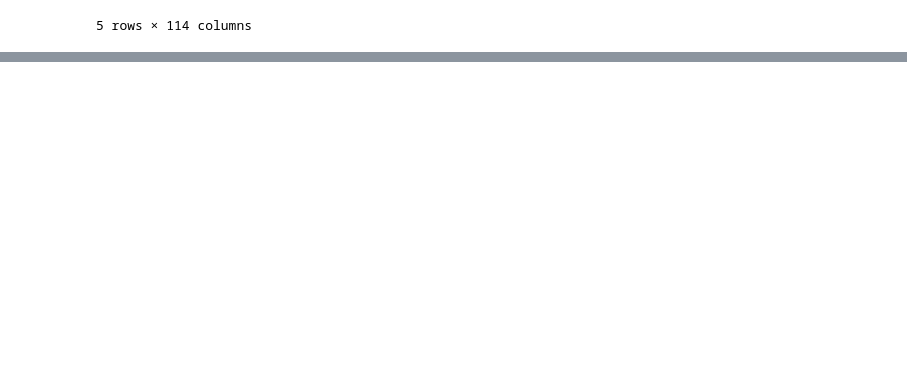
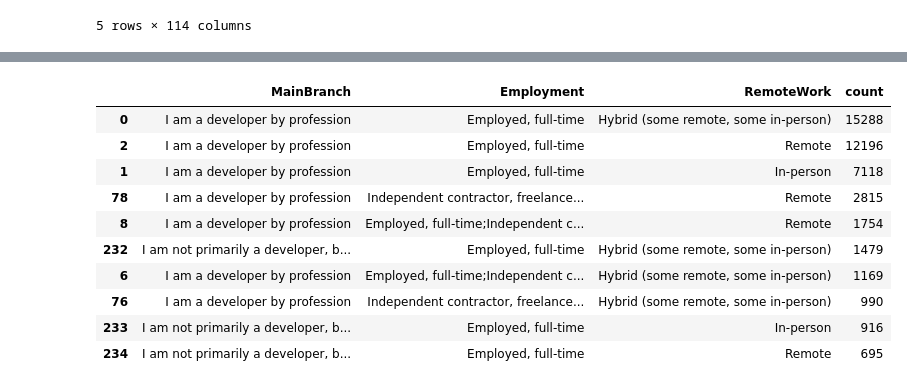
Before and after one commit to dev-evelin/ibm-data-analyst-capstone, a Jupyter notebook: notebooks/01_data_exploration.ipynb, the cells around one changed output, grey strips where cells are left out. Drawn from its saved outputs; the diff is of its cells as text; code cells hidden in the pictures; blank space fills up the shorter version.

```diff
--- a/notebooks/01_data_exploration.ipynb
+++ b/notebooks/01_data_exploration.ipynb
@@ -24,0 +83,12 @@ df.head()
+# %%
+age_mapping = {
+    "Under 18 years old": 17,
+    "18-24 years old": 21,
+    "25-34 years old": 29,
+    "35-44 years old": 39,
+    "45-54 years old": 49,
+    "55-64 years old": 59,
+    "65 years or older": 70
+}
+
+df['Age_numeric'] = df['Age'].map(age_mapping)
@@ -24,0 +236,15 @@ df.head()
+# %%
+top_patterns = pattern_distribution.head(10)
+top_patterns
+# %% [output]
+|  | MainBranch | Employment | RemoteWork | count |
+| 0 | I am a developer by profession | Employed, full-time | Hybrid (some remote, some in-person) | 15288 |
+| 2 | I am a developer by profession | Employed, full-time | Remote | 12196 |
+| 1 | I am a developer by profession | Employed, full-time | In-person | 7118 |
+| 78 | I am a developer by profession | Independent contractor, freelance... | Remote | 2815 |
+| 8 | I am a developer by profession | Employed, full-time;Independent c... | Remote | 1754 |
+| 232 | I am not primarily a developer, b... | Employed, full-time | Hybrid (some remote, some in-person) | 1479 |
+| 6 | I am a developer by profession | Employed, full-time;Independent c... | Hybrid (some remote, some in-person) | 1169 |
+| 76 | I am a developer by profession | Independent contractor, freelance... | Hybrid (some remote, some in-person) | 990 |
+| 233 | I am not primarily a developer, b... | Employed, full-time | In-person | 916 |
+| 234 | I am not primarily a developer, b... | Employed, full-time | Remote | 695 |
```
Also changed, not shown: parts of 35 cells of this notebook.
